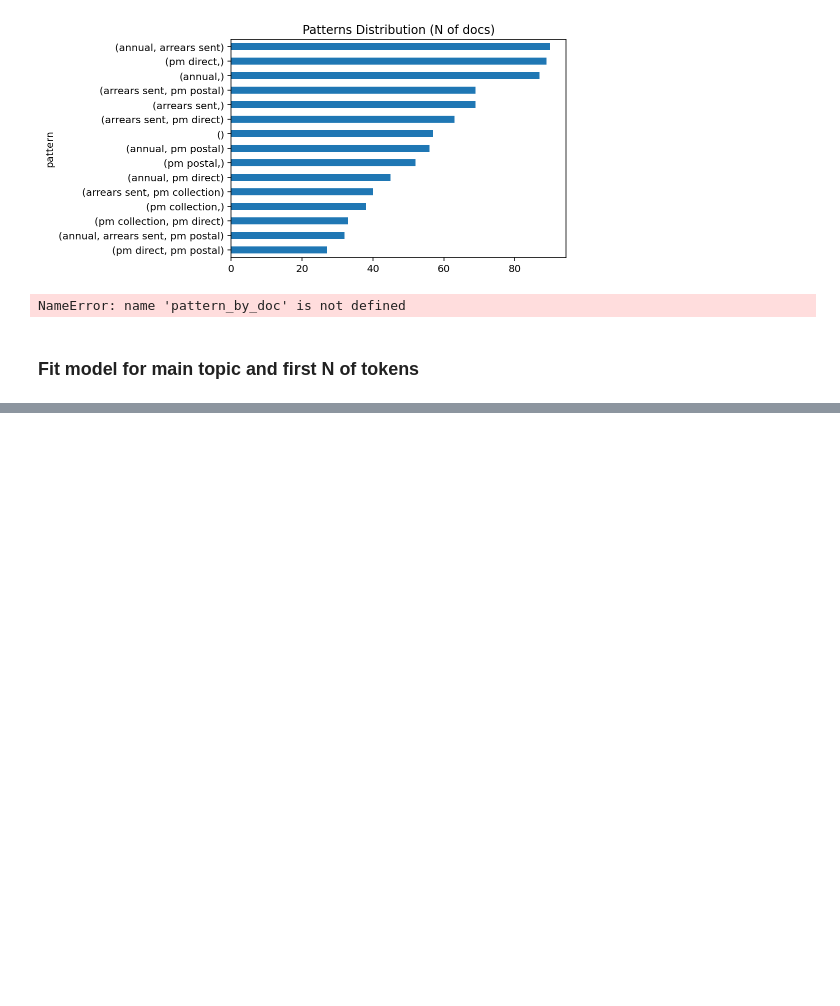
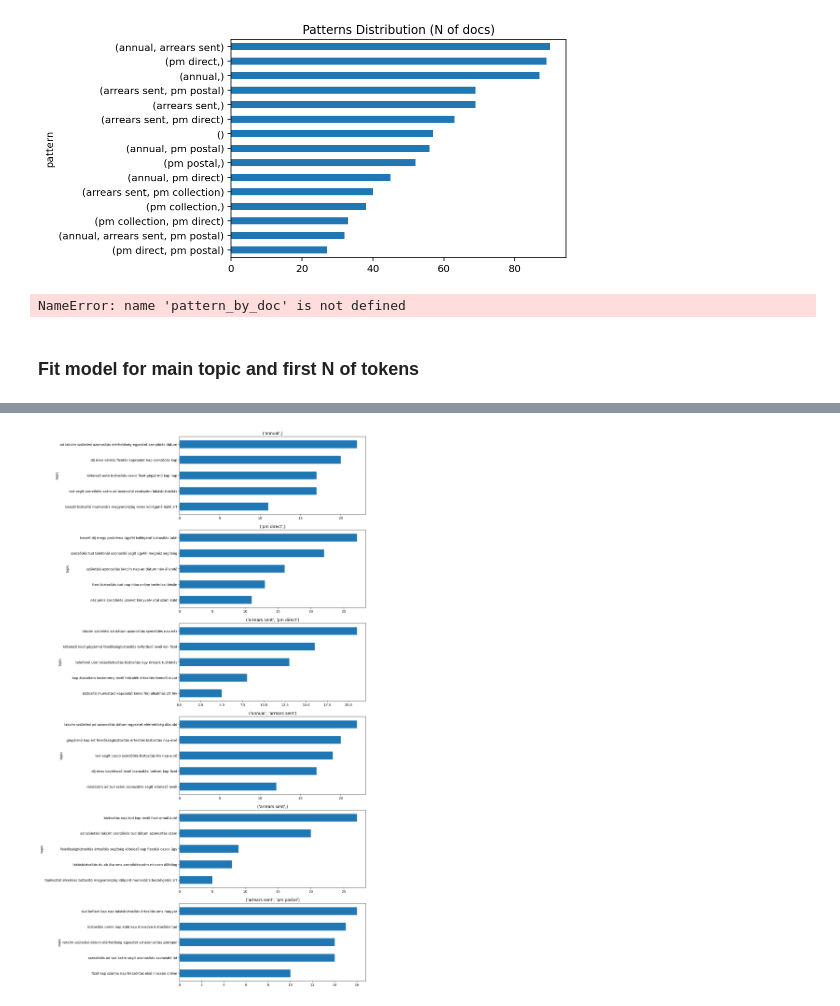
Before and after one commit to poorjanos/CCC-Topic-Modeling, a Jupyter notebook: notebooks/2.1-pj-nmf-1gram.ipynb, the cells around one changed output, grey strips where cells are left out. Drawn from its saved outputs; the diff is of its cells as text; code cells hidden in the pictures; blank space fills up the shorter version.

Commit message:
Add fit_submodels method

```diff
--- a/notebooks/2.1-pj-nmf-1gram.ipynb
+++ b/notebooks/2.1-pj-nmf-1gram.ipynb
@@ -192,0 +118,5 @@ subs
+# %%
+doc_sub_patterns, sub_patterns = topic_mdl.fit_submodels(df['tokenized_mults_extr'], doc_pattern, topn_topics=2, n_subtokens=20,\
+                     n_subtopics=5, n_subwords=8, threshold = 0.02)
+# doc_sub_mains, sub_mains = topic_mdl.fit_submodels(df['tokenized_mults_extr'], doc_main_topic, n_subtokens=20,\
+#                      n_subtopics=5, n_subwords=8, threshold = 0.02)
@@ -216,0 +192,6 @@ topic_mdl_sub.show_topics(8)
+# %%
+f, a = plt.subplots(6, 1, figsize=(10, 30))
+for idx, level in enumerate(sub_patterns.index.levels[0]):
+    sub_patterns.loc[level, 'count'][::-1].plot(kind='barh', title = level, ax=a[idx])
+# %% [output]
+[figure, added]
```
Also changed, not shown: parts of 13 cells of this notebook, 2 other files.
